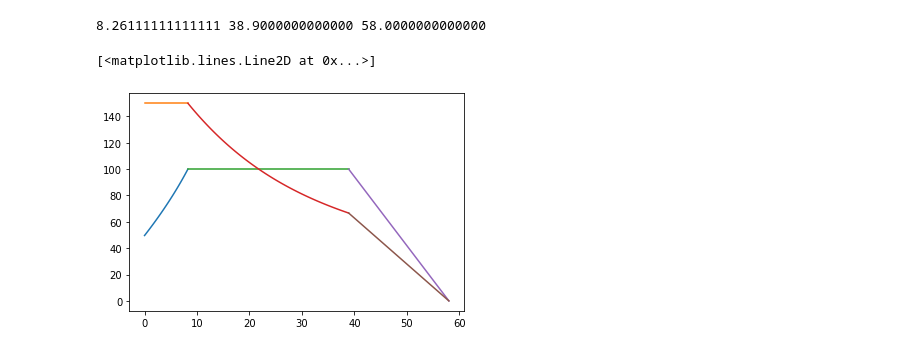
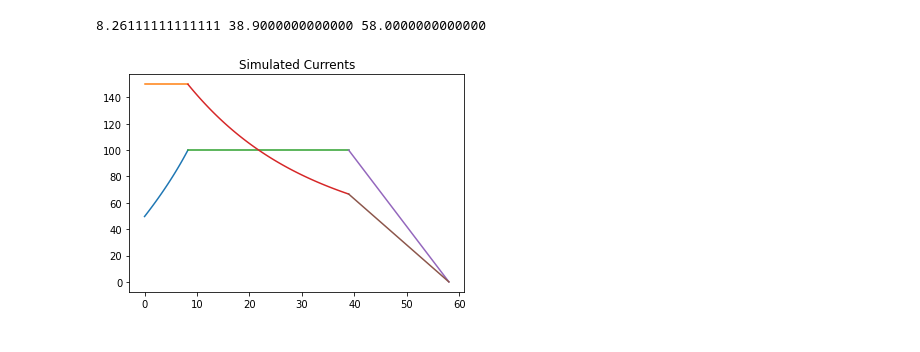
Before and after one commit to dsoto/ev-model-closed, a Jupyter notebook: torque-speed-symbolic-cleanup.ipynb, the cells around one changed output. Drawn from its saved outputs; the diff is of its cells as text; code cells hidden in the pictures.

```diff
--- a/torque-speed-symbolic-cleanup.ipynb
+++ b/torque-speed-symbolic-cleanup.ipynb
@@ -84,17 +84,18 @@ regime_3_omega = np.linspace(float(omega_2_3), float(omega_3), 100)
 # %%
 Ib_1 = list(map(sympy.lambdify(omega, phase_limit[Ib].subs(ev_system)), regime_1_omega))   # phase limited battery current
 Ic_1 = list(map(sympy.lambdify(omega, phase_limit[Ic].subs(ev_system)), regime_1_omega))
 Ib_2 = list(map(sympy.lambdify(omega, battery_limit[Ib].subs(ev_system)), regime_2_omega))
 Ic_2 = list(map(sympy.lambdify(omega, battery_limit[Ic].subs(ev_system)), regime_2_omega))   # battery limited phase current
 Ic_3 = list(map(sympy.lambdify(omega, duty_limit[Ib].subs(ev_system)), regime_3_omega))
 Ib_3 = list(map(sympy.lambdify(omega, duty_limit[Ic].subs(ev_system)), regime_3_omega))
+
+plt.plot(regime_1_omega, Ib_1)
+plt.plot(regime_1_omega, Ic_1)
+plt.plot(regime_2_omega, Ib_2)
+plt.plot(regime_2_omega, Ic_2)
+plt.plot(regime_3_omega, Ic_3)
+plt.plot(regime_3_omega, Ib_3)
+plt.title('Simulated Currents')
+plt.show()
+# %% [output]
+[figure, added]
-# %%
-plt.plot(regime_1_omega, Ib_1)
-plt.plot(regime_1_omega, Ic_1)
-plt.plot(regime_2_omega, Ib_2)
-plt.plot(regime_2_omega, Ic_2)
-plt.plot(regime_3_omega, Ic_3)
-plt.plot(regime_3_omega, Ib_3)
-# %% [output]
-[<matplotlib.lines.Line2D at 0x...>]
-[figure, removed]
```
Also changed, not shown: parts of 1 cell of this notebook.
